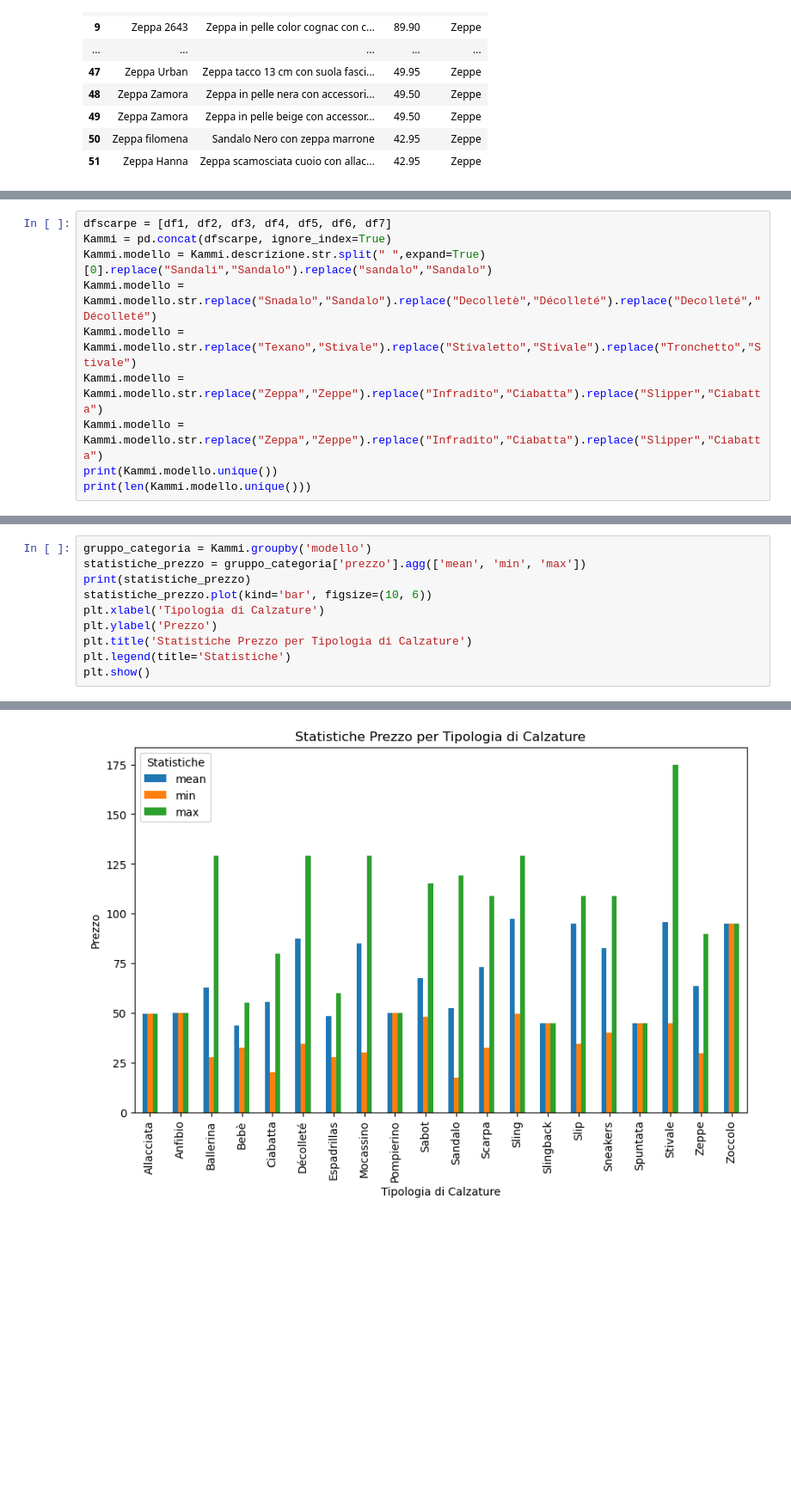
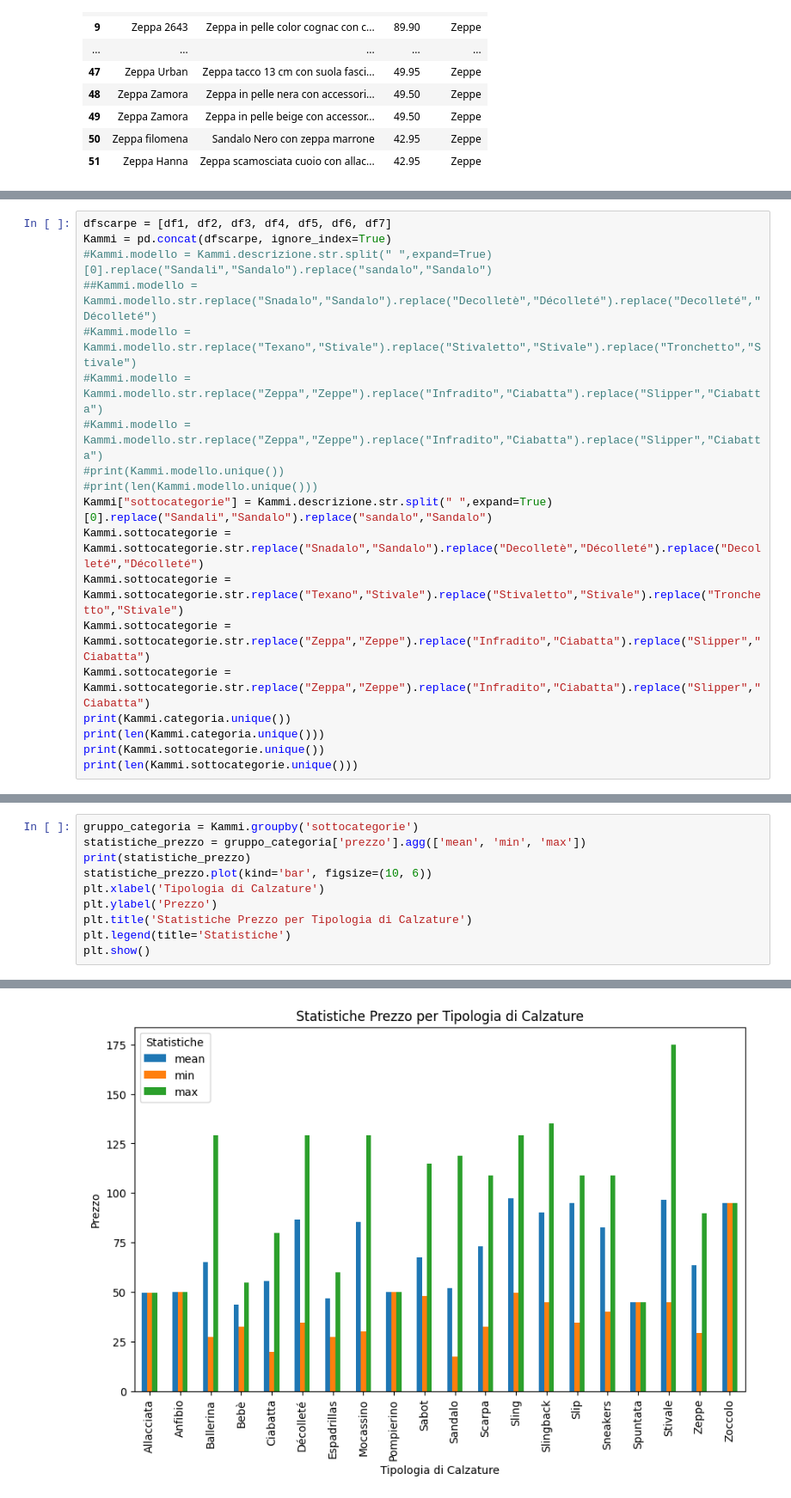
Before and after one commit to StefanoBertaccini1998/build_week_scraping, a Jupyter notebook: Kammi1.ipynb, the cells around one changed output, grey strips where cells are left out. Shown: that part at 86% size. Saved outputs shown, nothing was run; the diff lists cells and outputs as text; blank space fills up the shorter version.

```diff
--- a/Kammi1.ipynb
+++ b/Kammi1.ipynb
@@ -312,11 +312,20 @@ df7
 # %%
 dfscarpe = [df1, df2, df3, df4, df5, df6, df7]
 Kammi = pd.concat(dfscarpe, ignore_index=True)
-Kammi.modello = Kammi.descrizione.str.split(" ",expand=True)[0].replace("Sandali","Sandalo").replace("sandalo","Sandalo")
-Kammi.modello = Kammi.modello.str.replace("Snadalo","Sandalo").replace("Decolletè","Décolleté").replace("Decolleté","Décolleté")
-Kammi.modello = Kammi.modello.str.replace("Texano","Stivale").replace("Stivaletto","Stivale").replace("Tronchetto","Stivale")
-Kammi.modello = Kammi.modello.str.replace("Zeppa","Zeppe").replace("Infradito","Ciabatta").replace("Slipper","Ciabatta")
-Kammi.modello = Kammi.modello.str.replace("Zeppa","Zeppe").replace("Infradito","Ciabatta").replace("Slipper","Ciabatta")
-print(Kammi.modello.unique())
-print(len(Kammi.modello.unique()))
+#Kammi.modello = Kammi.descrizione.str.split(" ",expand=True)[0].replace("Sandali","Sandalo").replace("sandalo","Sandalo")
+##Kammi.modello = Kammi.modello.str.replace("Snadalo","Sandalo").replace("Decolletè","Décolleté").replace("Decolleté","Décolleté")
+#Kammi.modello = Kammi.modello.str.replace("Texano","Stivale").replace("Stivaletto","Stivale").replace("Tronchetto","Stivale")
+#Kammi.modello = Kammi.modello.str.replace("Zeppa","Zeppe").replace("Infradito","Ciabatta").replace("Slipper","Ciabatta")
+#Kammi.modello = Kammi.modello.str.replace("Zeppa","Zeppe").replace("Infradito","Ciabatta").replace("Slipper","Ciabatta")
+#print(Kammi.modello.unique())
+#print(len(Kammi.modello.unique()))
+Kammi["sottocategorie"] = Kammi.descrizione.str.split(" ",expand=True)[0].replace("Sandali","Sandalo").replace("sandalo","Sandalo")
+Kammi.sottocategorie = Kammi.sottocategorie.str.replace("Snadalo","Sandalo").replace("Decolletè","Décolleté").replace("Decolleté","Décolleté")
+Kammi.sottocategorie = Kammi.sottocategorie.str.replace("Texano","Stivale").replace("Stivaletto","Stivale").replace("Tronchetto","Stivale")
+Kammi.sottocategorie = Kammi.sottocategorie.str.replace("Zeppa","Zeppe").replace("Infradito","Ciabatta").replace("Slipper","Ciabatta")
+Kammi.sottocategorie = Kammi.sottocategorie.str.replace("Zeppa","Zeppe").replace("Infradito","Ciabatta").replace("Slipper","Ciabatta")
+print(Kammi.categoria.unique())
+print(len(Kammi.categoria.unique()))
+print(Kammi.sottocategorie.unique())
+print(len(Kammi.sottocategorie.unique()))
 # %% [output]
@@ -441,5 +475,5 @@ sneakers                            79.9000  89.90  105.0000  109.0
 # %%
-gruppo_categoria = Kammi.groupby('modello')
+gruppo_categoria = Kammi.groupby('sottocategorie')
 statistiche_prezzo = gruppo_categoria['prezzo'].agg(['mean', 'min', 'max'])
 print(statistiche_prezzo)
 statistiche_prezzo.plot(kind='bar', figsize=(10, 6))
@@ -469 +503 @@ Zoccolo      95.000000  95.00   95.00
-[figure, old version]
+[figure, new version]
```
Also changed, not shown: parts of 20 cells of this notebook, 4 other files.
